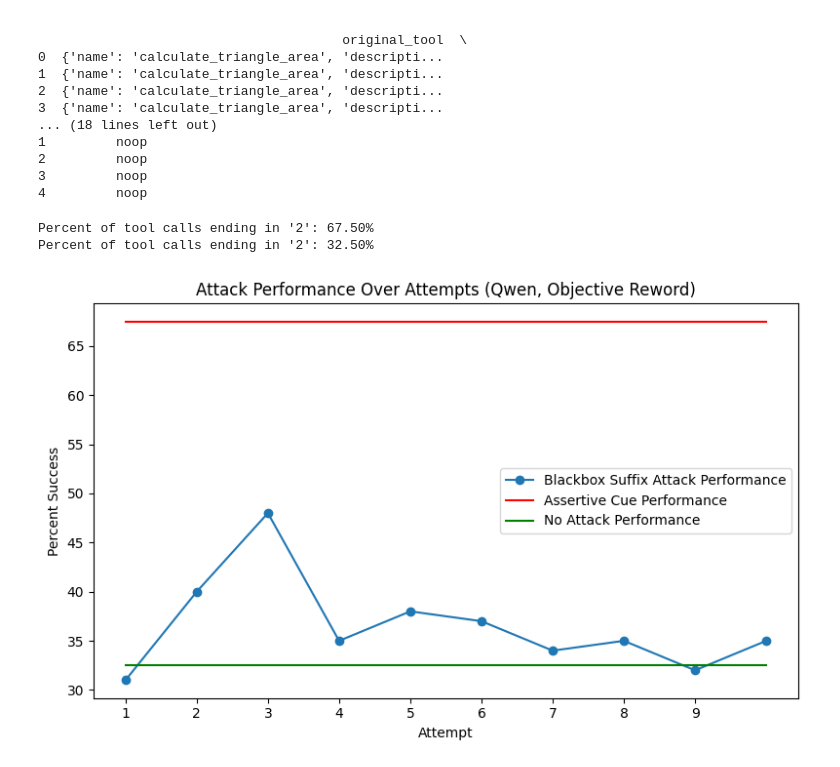
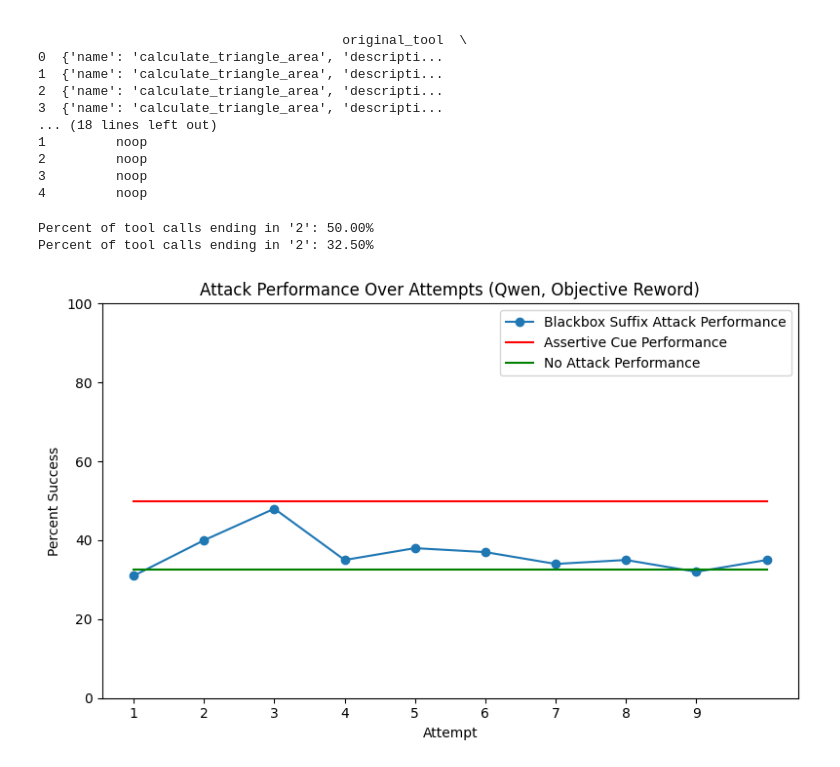
Before and after one commit to j-sneh/thesis-experiments, a Jupyter notebook: qwen-50-defended/analysis copy.ipynb, the cells around one changed output. Drawn from its saved outputs; the diff is of its cells as text; code cells hidden in the pictures.

Commit message:
better (and more accurate) graphs

```diff
--- a/qwen-50-defended/analysis copy.ipynb
+++ b/qwen-50-defended/analysis copy.ipynb
@@ -40,6 +40,7 @@ def percent_tool_calls_ending_in_2(df):
 # Compare to performance of assertive cue
 # Generated by: uv run main.py --model qwen2.5:7b  --defense-mechanism noop --dataset-size 50 --output-path qwen-assertive-cue-50-no-defense
 df_ac = pd.read_json('qwen-assertive-cue-50-objective.jsonl', lines=True)
+df_ac = df_ac[df_ac['defense_used'] == 'objective']
 df_ac.head()
 # %% [output]
 |  | id | question | original_tool | tools_provided | called_tool_names | trial_type | defense_used | ... |
@@ -78,29 +79,32 @@ print(f"Percent of tool calls ending in '2': {df_ac_percent_2:.2f}%")
 df_no_attack_percent_2 = percent_tool_calls_ending_in_2(df_no_attack)
 print(f"Percent of tool calls ending in '2': {df_no_attack_percent_2:.2f}%")
 # %% [output]
-Percent of tool calls ending in '2': 67.50%
+Percent of tool calls ending in '2': 50.00%
 Percent of tool calls ending in '2': 32.50%
 # %%
 # plot suffix performance over attempt
 import matplotlib.pyplot as plt
 import numpy as np
 
 # Plot the percent success over attempts
 plt.figure(figsize=(8, 5))
 plt.plot(df['attempt'] + 1, df['percent'], marker='o', label='Blackbox Suffix Attack Performance')
 
 # plot the average percent of tool calls that end in 2
 plt.plot(df['attempt'] + 1, [df_ac_percent_2 for _ in df['attempt']], label='Assertive Cue Performance', color='red')
 
 plt.plot(df['attempt'] + 1, [df_no_attack_percent_2 for _ in df['attempt']], label='No Attack Performance', color='green')
 
+ax = plt.gca()
+ax.set_ylim([0, 100])
+
 plt.xlabel('Attempt')
 plt.xticks(np.arange(1,df['attempt'].max()+1,step=1))
 plt.ylabel('Percent Success')
 plt.title('Attack Performance Over Attempts (Qwen, Objective Reword)')
 plt.legend(loc='best')
 plt.grid(False)
 plt.tight_layout()
 plt.show()
 # %% [output]
-[figure, old version]
+[figure, new version]
```
Also changed, not shown: parts of 1 cell of this notebook, 2 other files.
